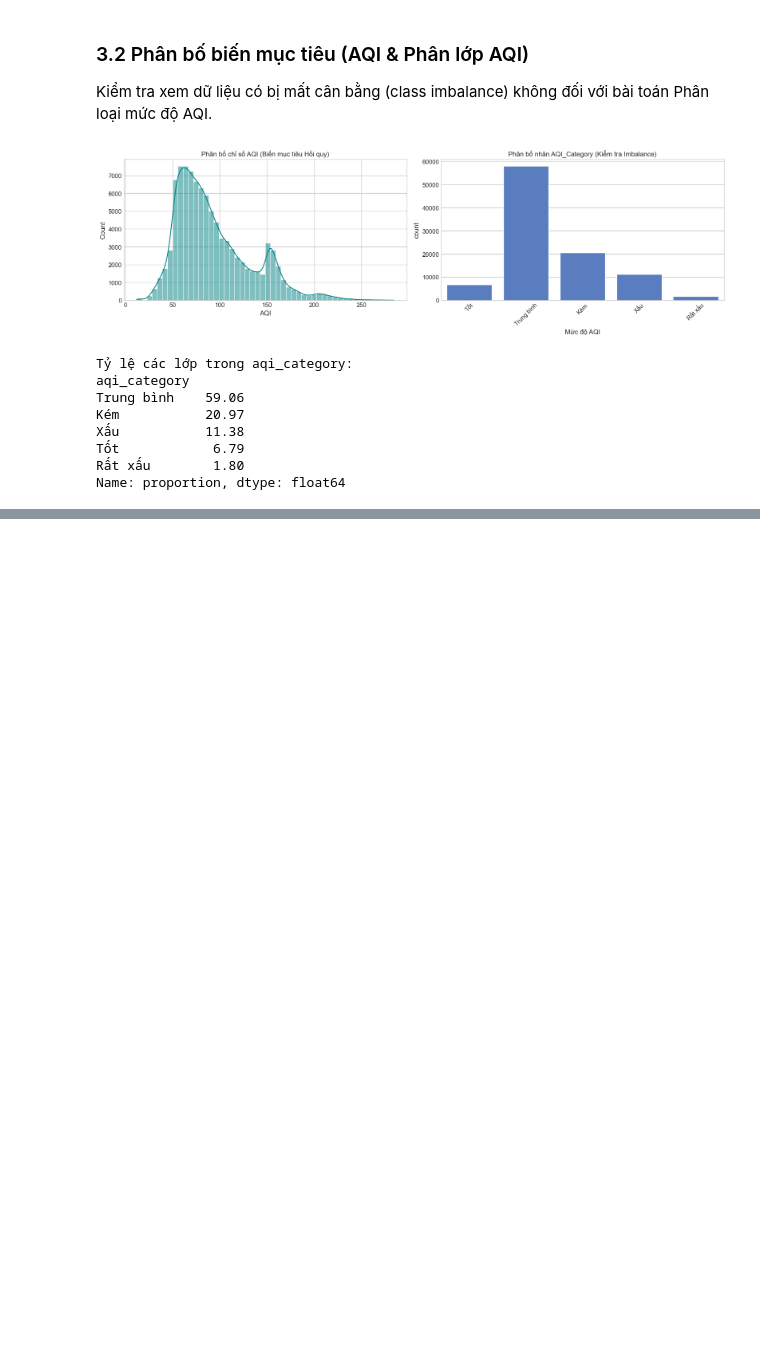
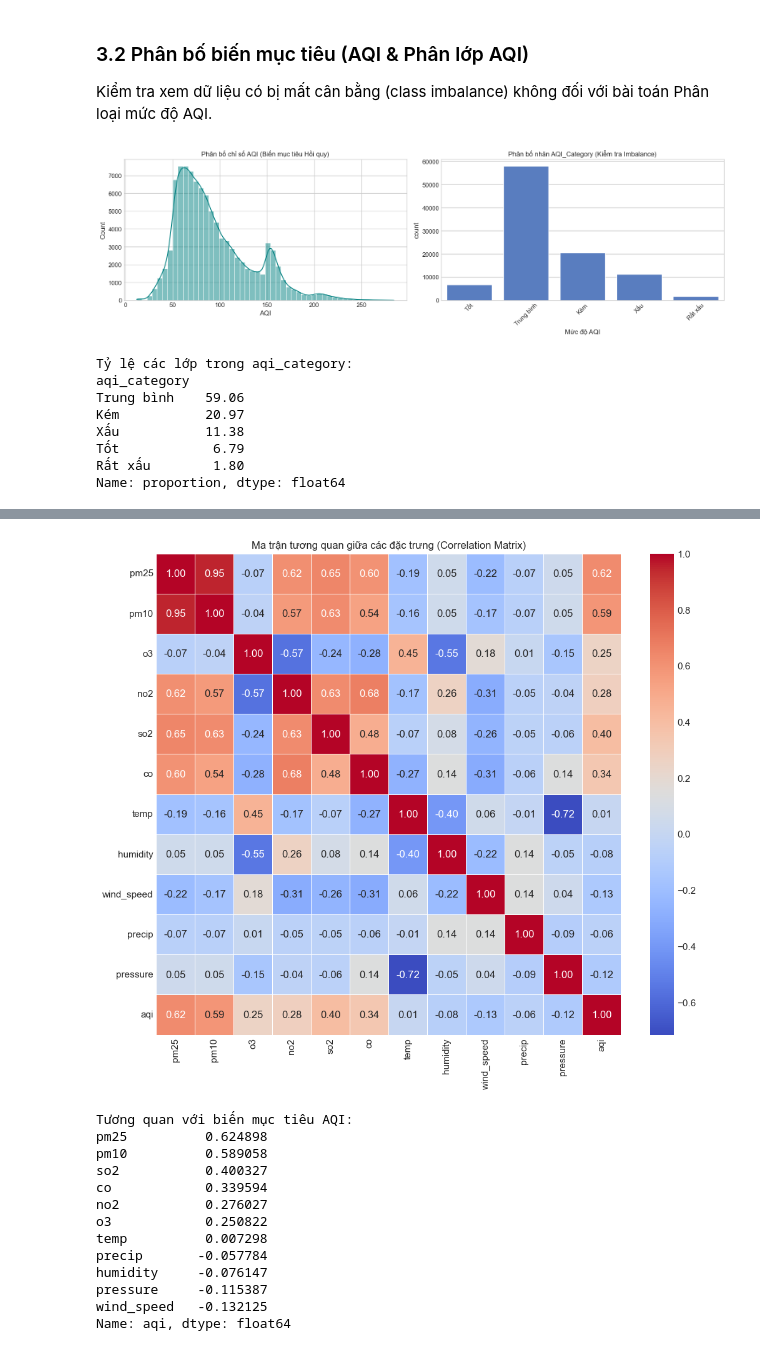
Before and after one commit to kimngoc280105/aqi-vietnam, a Jupyter notebook: code/notebook.ipynb, the cells around one changed output, grey strips where cells are left out. Cells and saved outputs as stored; diff of their text form; code cells hidden in the pictures; blank space fills up the shorter version.

```diff
--- a/code/notebook.ipynb
+++ b/code/notebook.ipynb
@@ -178,0 +192,27 @@ Name: proportion, dtype: float64
+# %%
+plt.figure(figsize=(12, 10))
+corr_cols = ['pm25', 'pm10', 'o3', 'no2', 'so2', 'co', 'temp', 'humidity', 'wind_speed', 'precip', 'pressure', 'aqi']
+corr_matrix = df[corr_cols].corr()
+
+sns.heatmap(corr_matrix, annot=True, cmap='coolwarm', fmt=".2f", linewidths=0.5)
+plt.title("Ma trận tương quan giữa các đặc trưng (Correlation Matrix)")
+plt.show()
+
+# Trích xuất các biến có tương quan mạnh nhất với biến mục tiêu AQI
+print("Tương quan với biến mục tiêu AQI:")
+print(corr_matrix['aqi'].sort_values(ascending=False)[1:])
+# %% [output]
+[figure, added]
+Tương quan với biến mục tiêu AQI:
+pm25          0.624898
+pm10          0.589058
+so2           0.400327
+co            0.339594
+no2           0.276027
+o3            0.250822
+temp          0.007298
+precip       -0.057784
+humidity     -0.076147
+pressure     -0.115387
+wind_speed   -0.132125
+Name: aqi, dtype: float64
```
Also changed, not shown: parts of 11 cells of this notebook.
